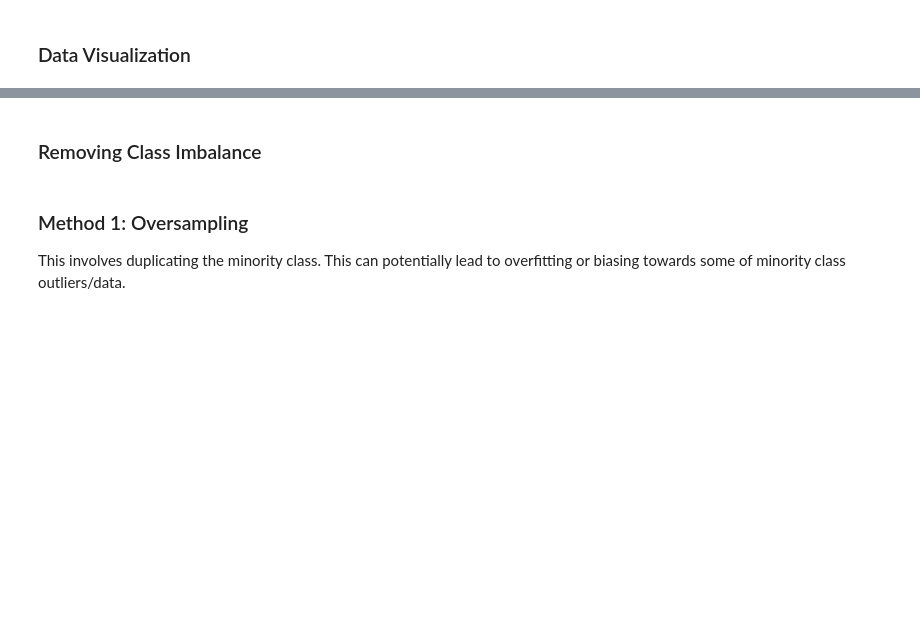
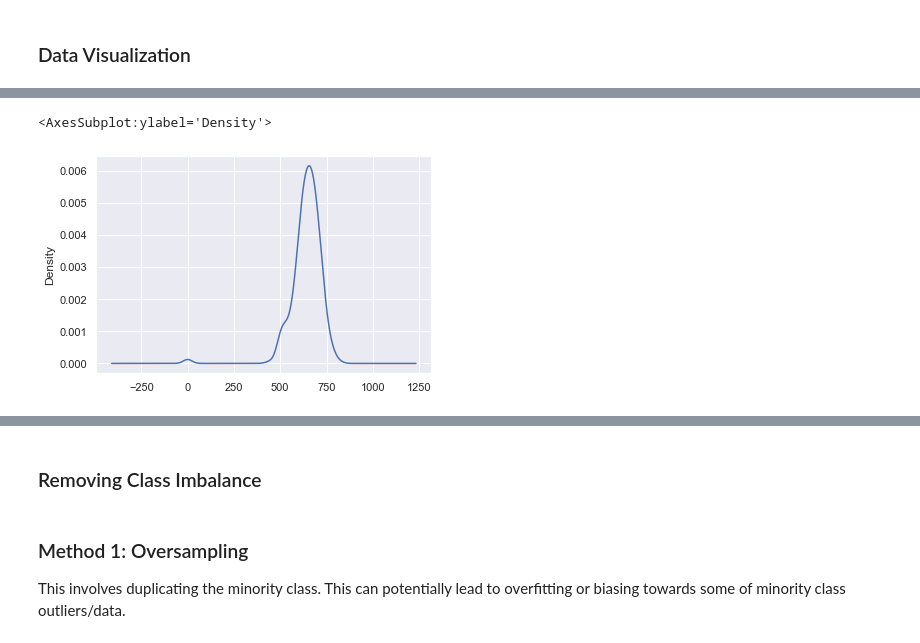
Before and after one commit to nitishsingh158/WokeRUs, a Jupyter notebook: lending_data.ipynb, the cells around one changed output, grey strips where cells are left out. Saved outputs shown, nothing was run; the diff lists cells and outputs as text; code cells hidden in the pictures; blank space fills up the shorter version.

```diff
--- a/lending_data.ipynb
+++ b/lending_data.ipynb
@@ -245,2 +250,5 @@ consolidated.shape
 # %%
-# sample_df['Credit_Score'].plot.density()
+sample_df['Credit_Score'].plot.density()
+# %% [output]
+<AxesSubplot:ylabel='Density'>
+[figure, added]
```
Also changed, not shown: parts of 14 cells of this notebook, 1 other file.
